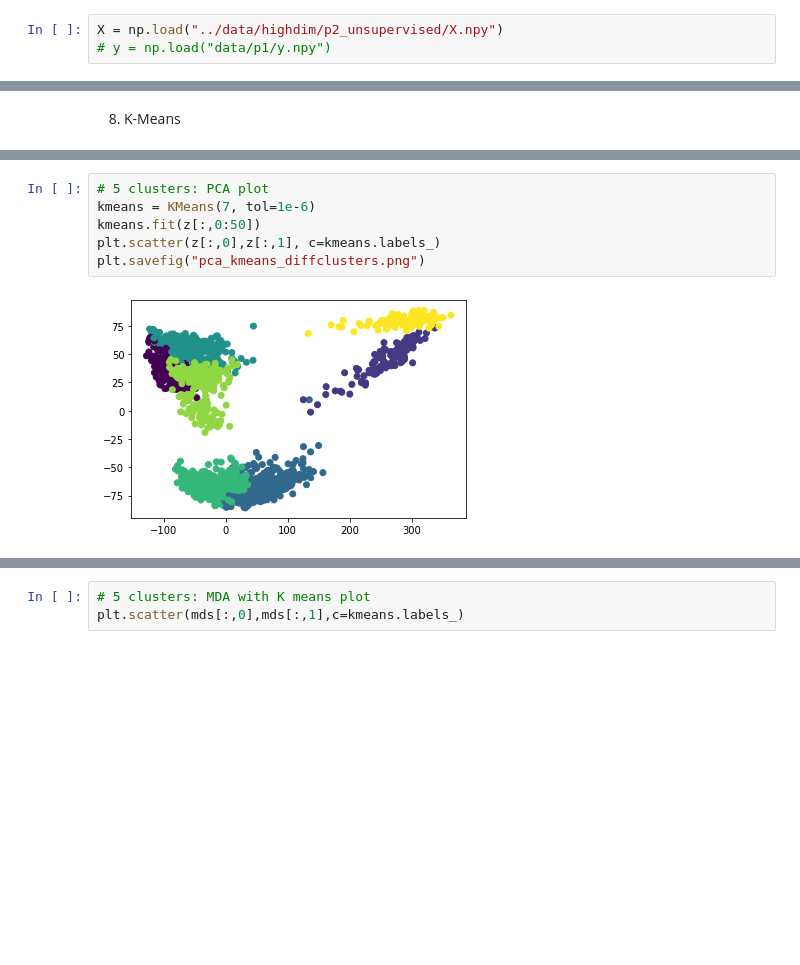
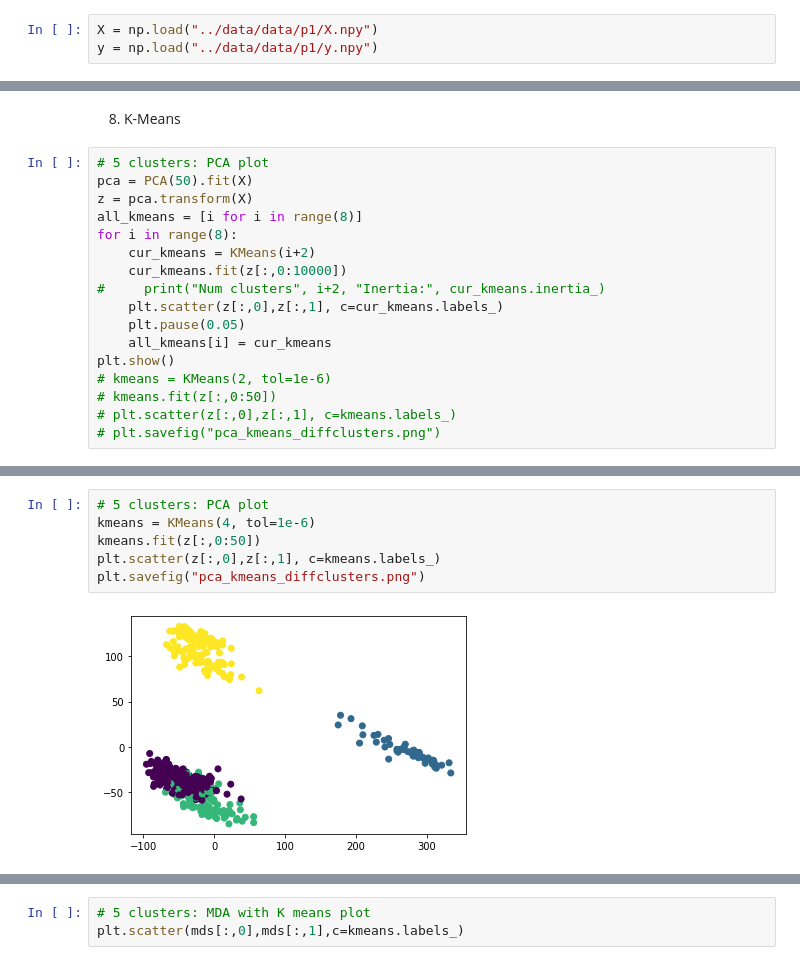
Before and after one commit to stepinski/machinelearning, a Jupyter notebook: stats/multi_report.ipynb, the cells around one changed output, grey strips where cells are left out. Cells and saved outputs as stored; diff of their text form; blank space fills up the shorter version.

```diff
--- a/stats/multi_report.ipynb
+++ b/stats/multi_report.ipynb
@@ -56,6 +46,6 @@ The text.latex.preview rcparam was deprecated in Matplotlib 3.3 and will be remo
 # %% [markdown]
 1. Load the data
 # %%
-X = np.load("../data/highdim/p2_unsupervised/X.npy")
-# y = np.load("data/p1/y.npy")
+X = np.load("../data/data/p1/X.npy")
+y = np.load("../data/data/p1/y.npy")
 # %%
@@ -154,2 +213,19 @@ plt.scatter(z_tsne[:,0],z_tsne[:,1])
 # %% [markdown]
 8. K-Means
+# %%
+# 5 clusters: PCA plot
+pca = PCA(50).fit(X)
+z = pca.transform(X)
+all_kmeans = [i for i in range(8)]
+for i in range(8):
+    cur_kmeans = KMeans(i+2)
+    cur_kmeans.fit(z[:,0:10000])
+#     print("Num clusters", i+2, "Inertia:", cur_kmeans.inertia_)
+    plt.scatter(z[:,0],z[:,1], c=cur_kmeans.labels_)
+    plt.pause(0.05)
+    all_kmeans[i] = cur_kmeans
+plt.show()
+# kmeans = KMeans(2, tol=1e-6)
+# kmeans.fit(z[:,0:50])
+# plt.scatter(z[:,0],z[:,1], c=kmeans.labels_)
+# plt.savefig("pca_kmeans_diffclusters.png")
@@ -156,8 +241,8 @@ plt.scatter(z_tsne[:,0],z_tsne[:,1])
 # %%
 # 5 clusters: PCA plot
-kmeans = KMeans(7, tol=1e-6)
+kmeans = KMeans(4, tol=1e-6)
 kmeans.fit(z[:,0:50])
 plt.scatter(z[:,0],z[:,1], c=kmeans.labels_)
 plt.savefig("pca_kmeans_diffclusters.png")
 # %% [output]
-[figure, old version]
+[figure, new version]
```
Also changed, not shown: parts of 34 cells of this notebook, 1 other file.
